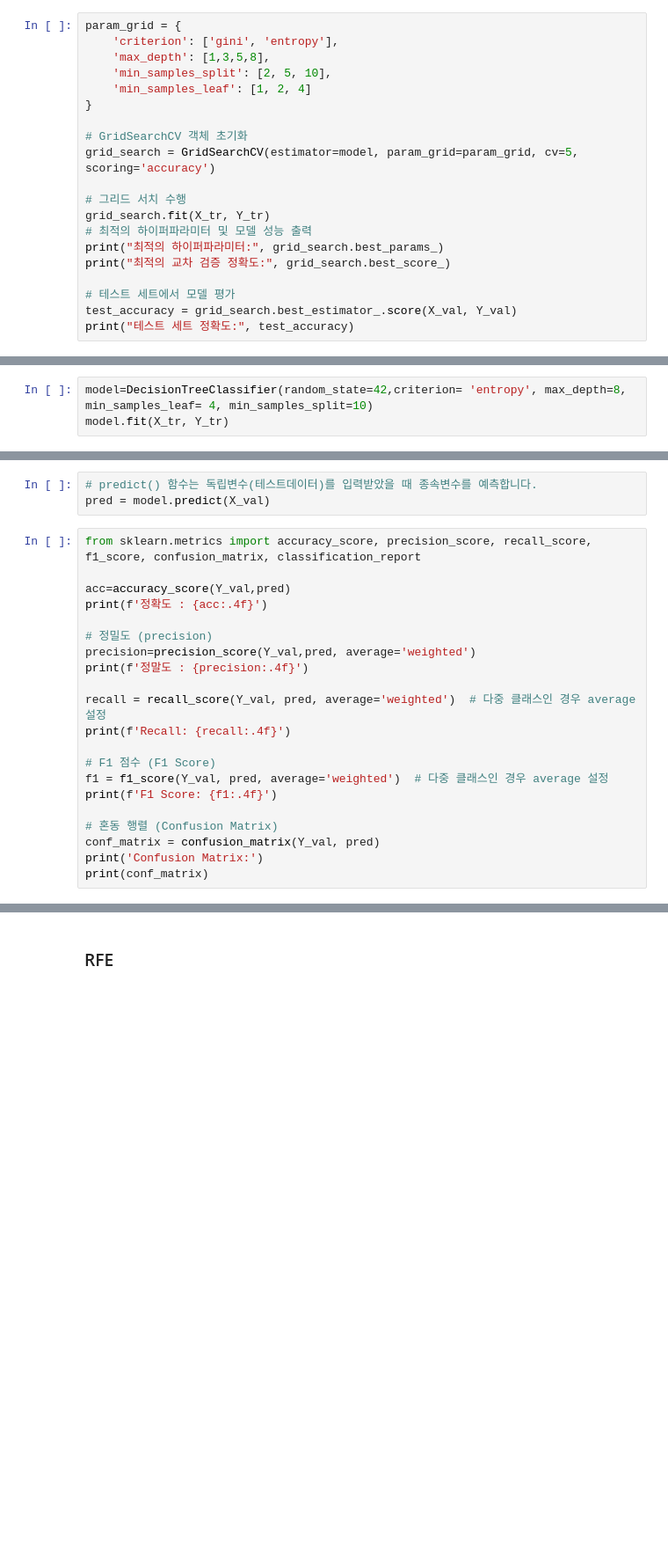
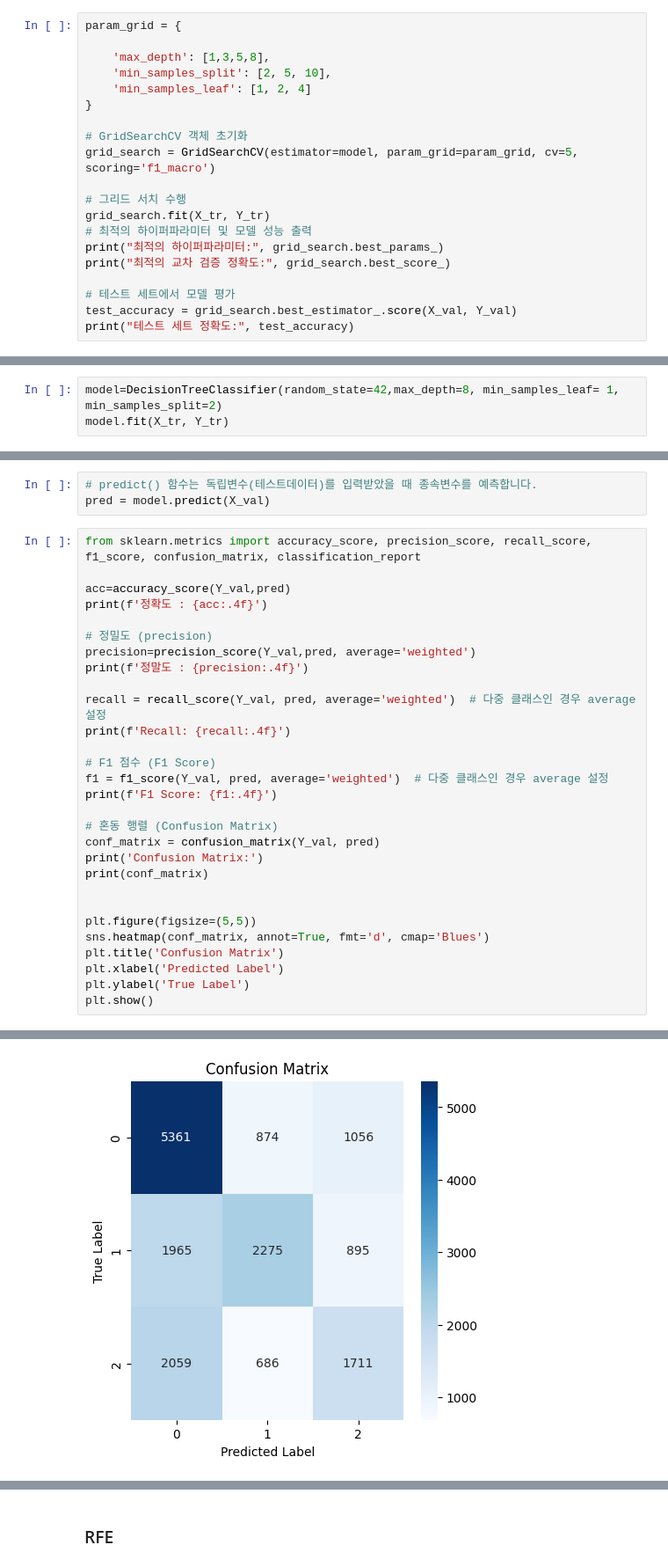
Before and after one commit to hynzuu/Crime-Type-Classification-AI-Model-Project, a Jupyter notebook: DecisionTreeClassifier/GridSearch_DecisionTree Classifier.ipynb, the cells around one changed output, grey strips where cells are left out. Shown at 88% size. Drawn from its saved outputs; the diff is of its cells as text; blank space fills up the shorter version.

```diff
--- a/DecisionTreeClassifier/GridSearch_DecisionTree Classifier.ipynb
+++ b/DecisionTreeClassifier/GridSearch_DecisionTree Classifier.ipynb
@@ -86,14 +78,14 @@ model = DecisionTreeClassifier(random_state = 42)
 from sklearn.model_selection import GridSearchCV
 # %%
 param_grid = {
-    'criterion': ['gini', 'entropy'],
+
     'max_depth': [1,3,5,8],
     'min_samples_split': [2, 5, 10],
     'min_samples_leaf': [1, 2, 4]
 }
 
 # GridSearchCV 객체 초기화
-grid_search = GridSearchCV(estimator=model, param_grid=param_grid, cv=5, scoring='accuracy')
+grid_search = GridSearchCV(estimator=model, param_grid=param_grid, cv=5, scoring='f1_macro')
 
 # 그리드 서치 수행
 grid_search.fit(X_tr, Y_tr)
@@ -111,6 +103,6 @@ print("테스트 세트 정확도:", test_accuracy)
 # %% [markdown]
 #### 모델 학습
 # %%
-model=DecisionTreeClassifier(random_state=42,criterion= 'entropy', max_depth=8, min_samples_leaf= 4, min_samples_split=10)
+model=DecisionTreeClassifier(random_state=42,max_depth=8, min_samples_leaf= 1, min_samples_split=2)
 model.fit(X_tr, Y_tr)
 # %% [output]
@@ -142,4 +133,12 @@ print(f'F1 Score: {f1:.4f}')
 conf_matrix = confusion_matrix(Y_val, pred)
 print('Confusion Matrix:')
 print(conf_matrix)
+
+
+plt.figure(figsize=(5,5))
+sns.heatmap(conf_matrix, annot=True, fmt='d', cmap='Blues')
+plt.title('Confusion Matrix')
+plt.xlabel('Predicted Label')
+plt.ylabel('True Label')
+plt.show()
 # %% [output]
@@ -153,0 +153 @@ Confusion Matrix:
+[figure, added]
```
Also changed, not shown: parts of 10 cells of this notebook, 2 other files.
